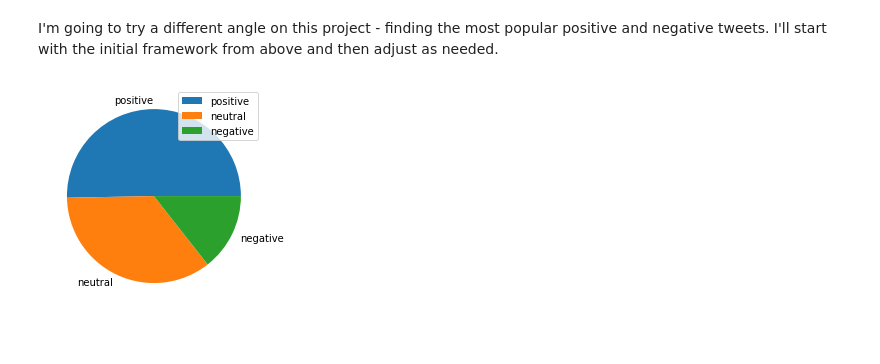
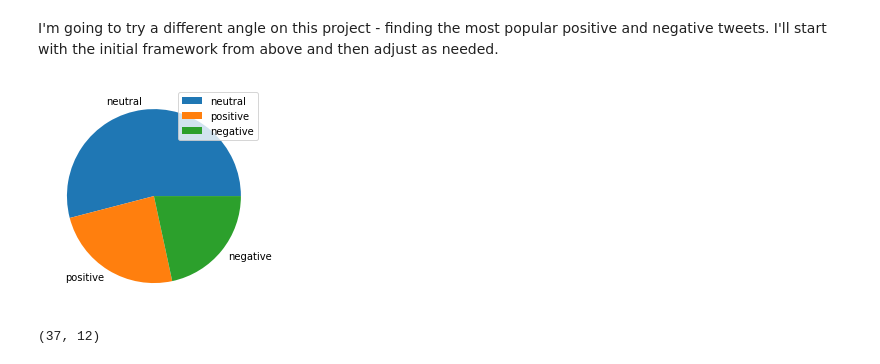
Before and after one commit to griffinwt/desent, a Jupyter notebook: Desent_func.ipynb, the cells around one changed output. Cells and saved outputs as stored; diff of their text form; code cells hidden in the pictures.

```diff
--- a/Desent_func.ipynb
+++ b/Desent_func.ipynb
@@ -141,6 +282,10 @@ def desent2(keyword, quantity=1000):
     plt.show()
     return df
 # %%
-test_df = desent2('#cfc')
+test_df = desent2('#elmo')
 # %% [output]
-[figure, old version]
+[figure, new version]
+# %%
+test_df.shape
+# %% [output]
+(37, 12)
```
Also changed, not shown: parts of 32 cells of this notebook.
